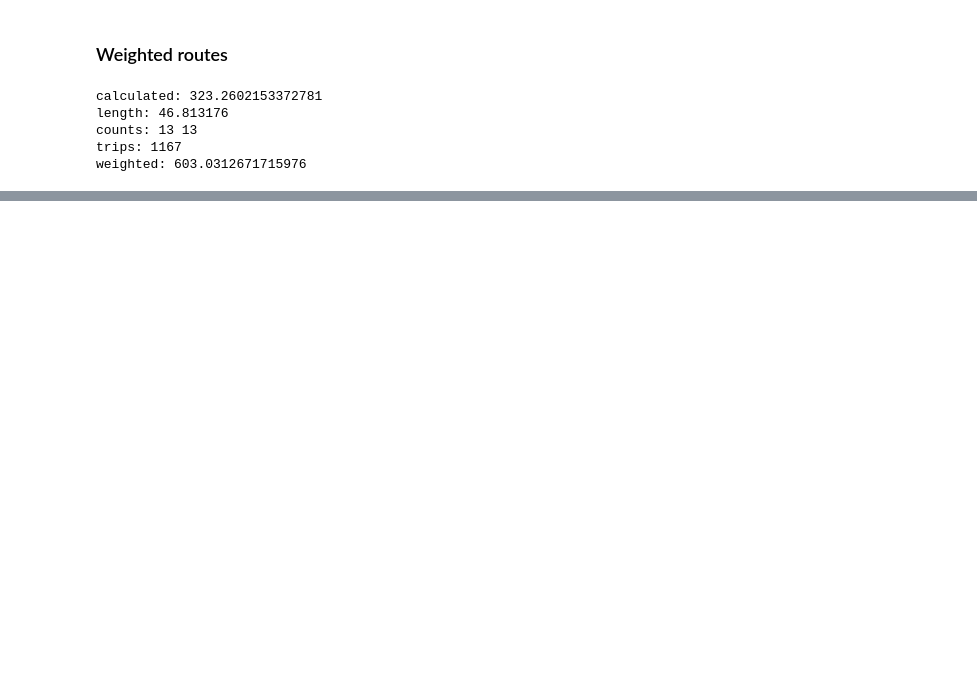
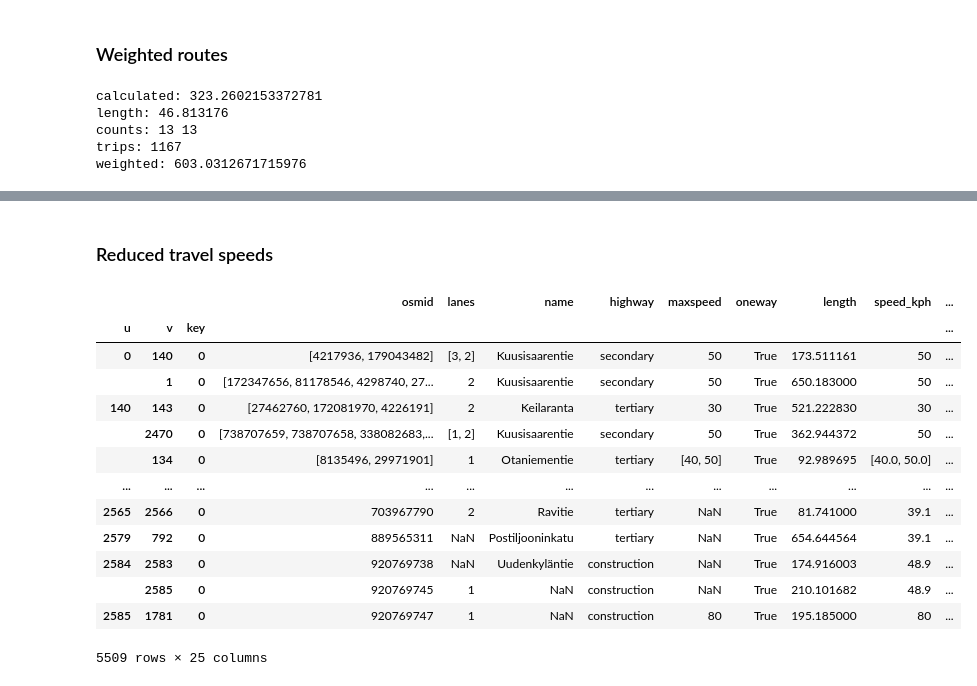
Before and after one commit to EwoutH/Helsinki-flood-BEP-project, a Jupyter notebook: road-graph/OSMnx_road_graph_analysis_BEP.ipynb, the cells around one changed output, grey strips where cells are left out. Saved outputs shown, nothing was run; the diff lists cells and outputs as text; code cells hidden in the pictures; blank space fills up the shorter version.

Commit message:
Import edges with flood depths

```diff
--- a/road-graph/OSMnx_road_graph_analysis_BEP.ipynb
+++ b/road-graph/OSMnx_road_graph_analysis_BEP.ipynb
@@ -332,0 +333,19 @@ plt.show()
+# %% [markdown]
+### Reduced travel speeds
+# %%
+edges
+# %% [output]
+|  |  |  | osmid | lanes | name | highway | maxspeed | oneway | length | speed_kph | ... |
+| u | v | key |  |  |  |  |  |  |  |  | ... |
+| 0 | 140 | 0 | [4217936, 179043482] | [3, 2] | Kuusisaarentie | secondary | 50 | True | 173.511161 | 50 | ... |
+|  | 1 | 0 | [172347656, 81178546, 4298740, 27... | 2 | Kuusisaarentie | secondary | 50 | True | 650.183000 | 50 | ... |
+| 140 | 143 | 0 | [27462760, 172081970, 4226191] | 2 | Keilaranta | tertiary | 30 | True | 521.222830 | 30 | ... |
+|  | 2470 | 0 | [738707659, 738707658, 338082683,... | [1, 2] | Kuusisaarentie | secondary | 50 | True | 362.944372 | 50 | ... |
+|  | 134 | 0 | [8135496, 29971901] | 1 | Otaniementie | tertiary | [40, 50] | True | 92.989695 | [40.0, 50.0] | ... |
+| ... | ... | ... | ... | ... | ... | ... | ... | ... | ... | ... | ... |
+| 2565 | 2566 | 0 | 703967790 | 2 | Ravitie | tertiary | NaN | True | 81.741000 | 39.1 | ... |
+| 2579 | 792 | 0 | 889565311 | NaN | Postiljooninkatu | tertiary | NaN | True | 654.644564 | 39.1 | ... |
+| 2584 | 2583 | 0 | 920769738 | NaN | Uudenkyläntie | construction | NaN | True | 174.916003 | 48.9 | ... |
+|  | 2585 | 0 | 920769745 | 1 | NaN | construction | NaN | True | 210.101682 | 48.9 | ... |
+| 2585 | 1781 | 0 | 920769747 | 1 | NaN | construction | 80 | True | 195.185000 | 80 | ... |
+5509 rows × 25 columns
```
Also changed, not shown: parts of 15 cells of this notebook.
